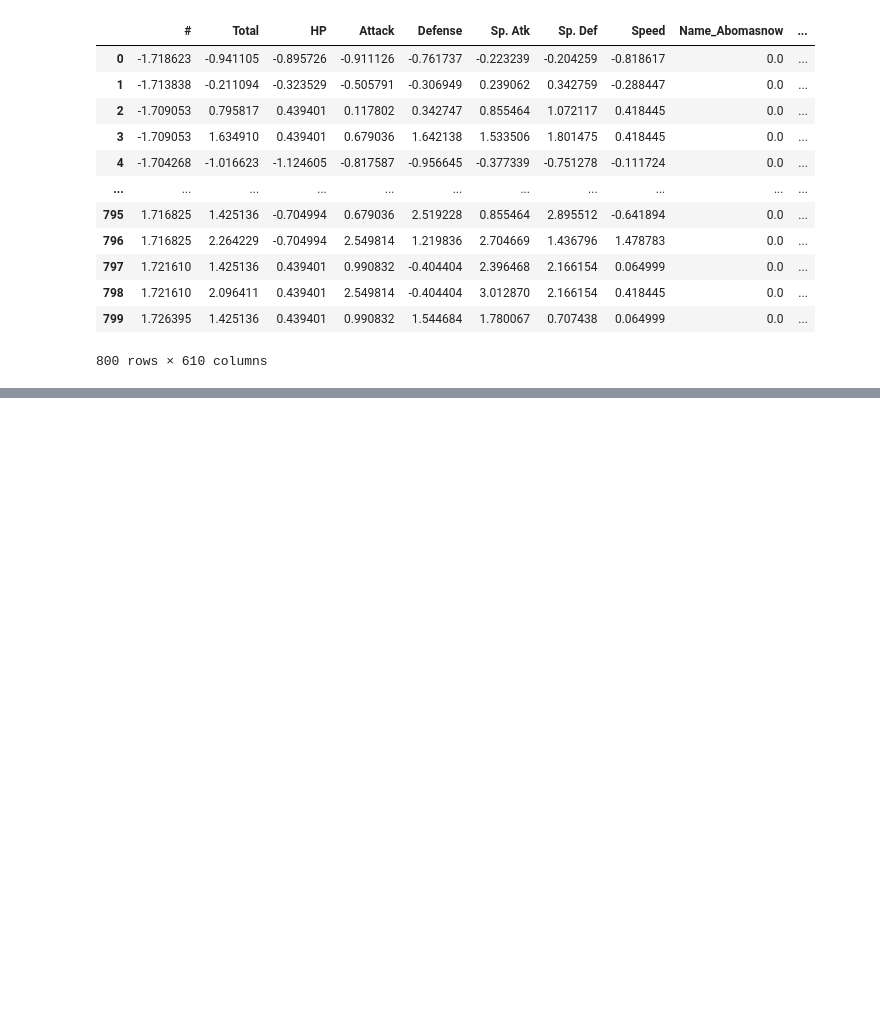
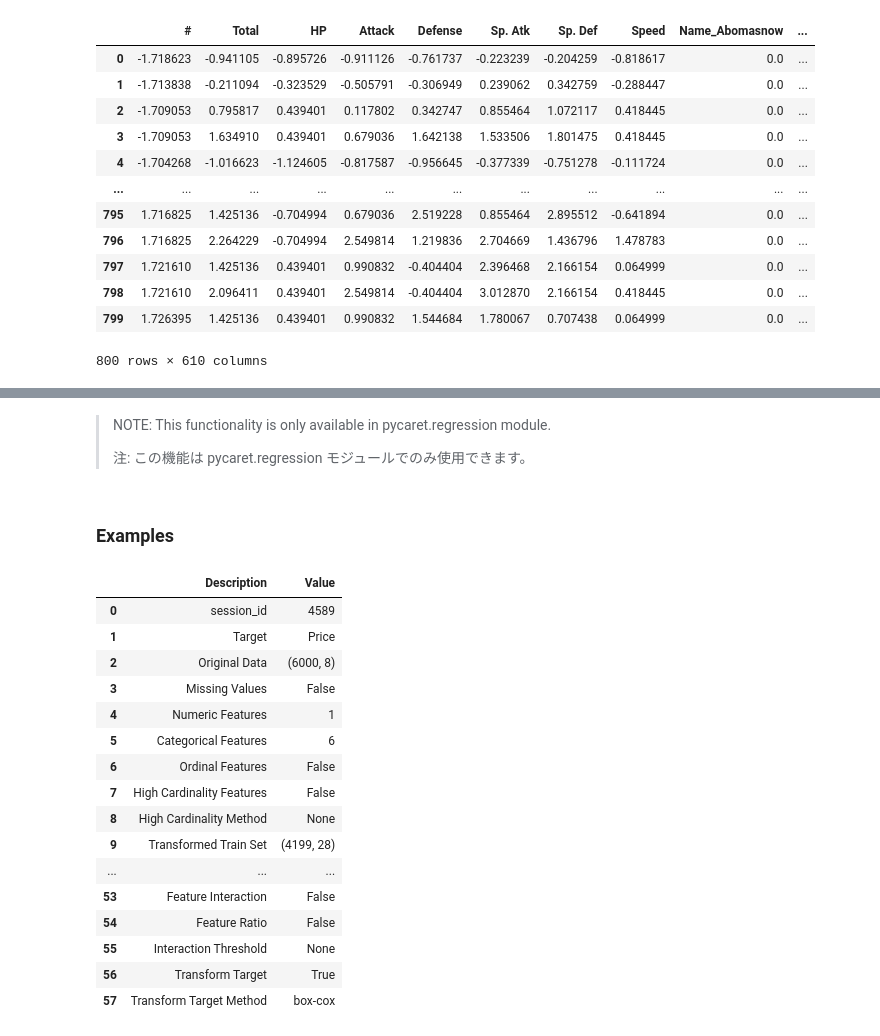
Before and after one commit to ginmaruGH/learn-pycaret, a Jupyter notebook: 02_preprocessing/02-02_scal_and_tansform.ipynb, the cells around one changed output, grey strips where cells are left out. Drawn from its saved outputs; the diff is of its cells as text; code cells hidden in the pictures; blank space fills up the shorter version.

```diff
--- a/02_preprocessing/02-02_scal_and_tansform.ipynb
+++ b/02_preprocessing/02-02_scal_and_tansform.ipynb
@@ -98,0 +196,36 @@ get_config("X")
+# %% [markdown]
+> NOTE: This functionality is only available in pycaret.regression module.
+>
+> 注: この機能は pycaret.regression モジュールでのみ使用できます。
+# %% [markdown]
+### Examples
+# %%
+# load dataset
+from pycaret.datasets import get_data
+diamond = get_data('diamond')
+
+# init setup
+from pycaret.regression import *
+reg1 = setup(
+    data=diamond,
+    target='Price',
+    transform_target=True
+)
+# %% [output]
+|  | Description | Value |
+| 0 | session_id | 4589 |
+| 1 | Target | Price |
+| 2 | Original Data | (6000, 8) |
+| 3 | Missing Values | False |
+| 4 | Numeric Features | 1 |
+| 5 | Categorical Features | 6 |
+| 6 | Ordinal Features | False |
+| 7 | High Cardinality Features | False |
+| 8 | High Cardinality Method | None |
+| 9 | Transformed Train Set | (4199, 28) |
+| ... | ... | ... |
+| 53 | Feature Interaction | False |
+| 54 | Feature Ratio | False |
+| 55 | Interaction Threshold | None |
+| 56 | Transform Target | True |
+| 57 | Transform Target Method | box-cox |
```
Also changed, not shown: parts of 13 cells of this notebook, 10 other files.
